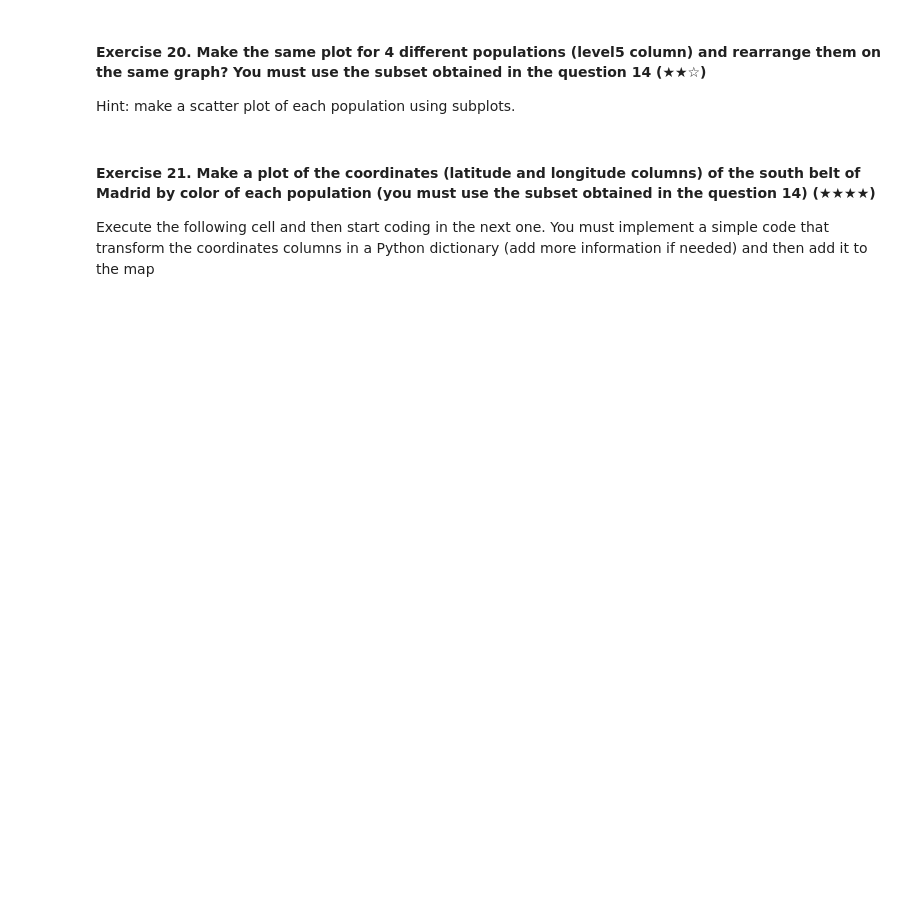
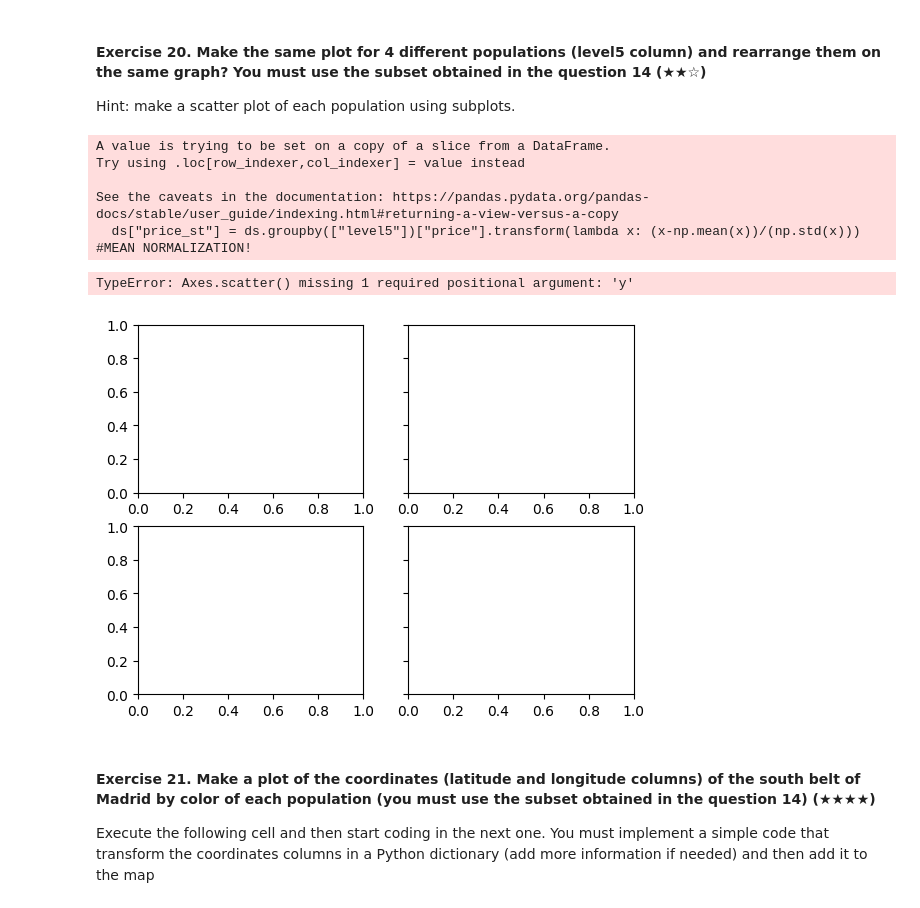
Before and after one commit to casalf724/realestate-datacleanup-exercise, a Jupyter notebook: projectAC.ipynb, the cells around one changed output. Saved outputs shown, nothing was run; the diff lists cells and outputs as text; code cells hidden in the pictures; blank space fills up the shorter version.

```diff
--- a/projectAC.ipynb
+++ b/projectAC.ipynb
@@ -486,7 +584,31 @@ Hint: Create a new column called `pps` (price per square) and then analyse the v
 #### Exercise 20. Make the same plot for 4 different populations (level5 column) and rearrange them on the same graph? You must use the subset obtained in the question 14 (★★☆)
 Hint: make a scatter plot of each population using subplots.
 # %%
-# TODO
+import numpy as np
+import matplotlib.pyplot as plt
+
+ds = ds_South
+
+ds["price_st"] = ds.groupby(["level5"])["price"].transform(lambda x: (x-np.mean(x))/(np.std(x))) #MEAN NORMALIZATION!
+fig, ax = plt.subplots(2, 2, sharey = True)
+ax[0, 0].scatter(ds.loc[(ds["level5"]=="Getafe") & (ds["price"]>0),"price_st"])
+ax[0, 1].scatter(ds.loc[(ds["level5"]=="Alcorcón") & (ds["price"]>0),"price_st"])
+ax[1, 0].scatter(ds.loc[(ds["level5"]=="Fuenlabrada") & (ds["price"]>0),"price_st"])
+ax[1, 1].scatter(ds.loc[(ds["level5"]=="Leganés") & (ds["price"]>0),"price_st"])
+ax[0, 0].set_title('Getafe')
+ax[0, 1].set_title('Alcorcón')
+ax[1, 0].set_title('Fuenlabrada')
+ax[1, 1].set_title('Leganés')
+plt.tight_layout() # evita que se superpongan las etiquetas de los ejes con los títulos
+plt.show()
+# %% [output]
+A value is trying to be set on a copy of a slice from a DataFrame.
+Try using .loc[row_indexer,col_indexer] = value instead
+
+See the caveats in the documentation: https://pandas.pydata.org/pandas-docs/stable/user_guide/indexing.html#returning-a-view-versus-a-copy
+  ds["price_st"] = ds.groupby(["level5"])["price"].transform(lambda x: (x-np.mean(x))/(np.std(x))) #MEAN NORMALIZATION!
+TypeError: Axes.scatter() missing 1 required positional argument: 'y'
+[figure, added]
 # %% [markdown]
 #### Exercise 21. Make a plot of the coordinates (latitude and longitude columns) of the south belt of Madrid by color of each population (you must use the subset obtained in the question 14) (★★★★)
 
```
Also changed, not shown: parts of 8 cells of this notebook.
